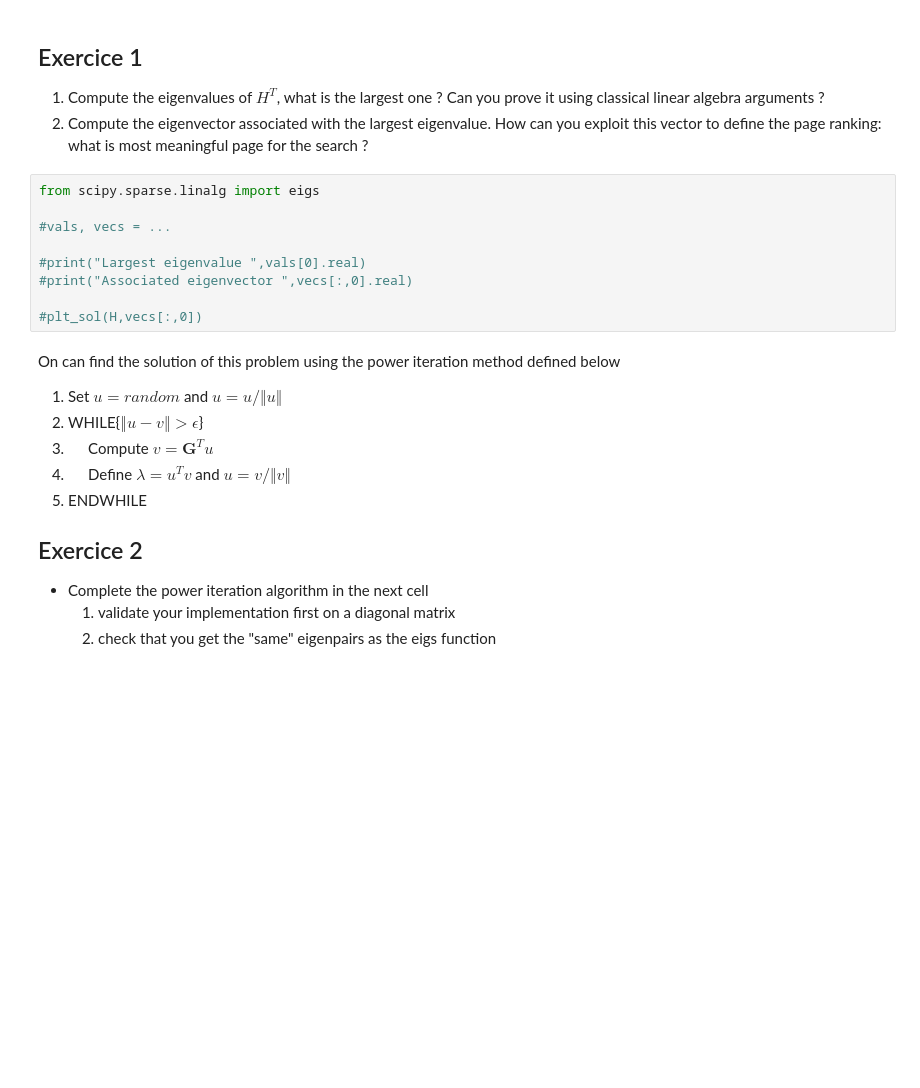
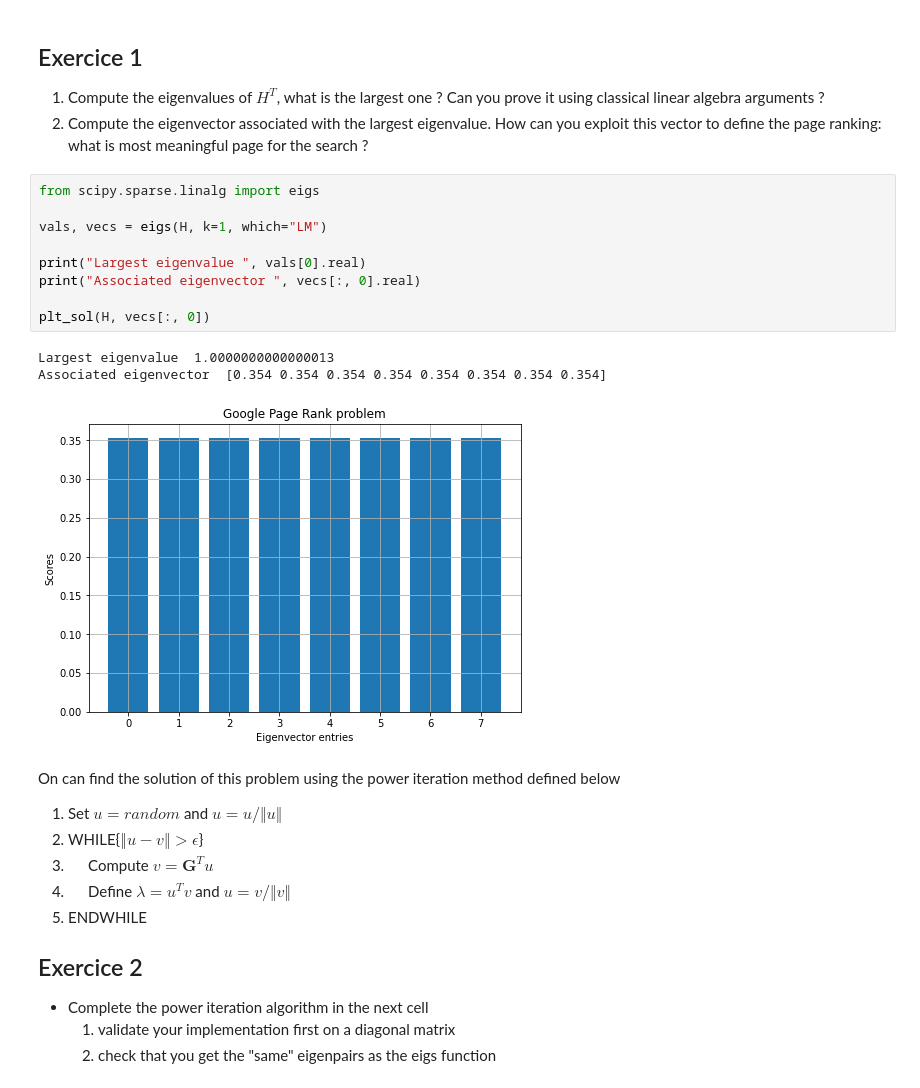
Before and after one commit to FeedAFish/4MIC-HPC, a Jupyter notebook: Ranking/ranking.ipynb, the cells around one changed output. Cells and saved outputs as stored; diff of their text form; blank space fills up the shorter version.

```diff
--- a/Ranking/ranking.ipynb
+++ b/Ranking/ranking.ipynb
@@ -137,12 +142,16 @@ def plt_sol(A,v):
 # %%
 from scipy.sparse.linalg import eigs
 
-#vals, vecs = ...
+vals, vecs = eigs(H, k=1, which="LM")
 
-#print("Largest eigenvalue ",vals[0].real)
-#print("Associated eigenvector ",vecs[:,0].real)
+print("Largest eigenvalue ", vals[0].real)
+print("Associated eigenvector ", vecs[:, 0].real)
 
-#plt_sol(H,vecs[:,0])
+plt_sol(H, vecs[:, 0])
+# %% [output]
+Largest eigenvalue  1.0000000000000013
+Associated eigenvector  [0.354 0.354 0.354 0.354 0.354 0.354 0.354 0.354]
+[figure, added]
 # %% [markdown]
 On can find the solution of this problem using the power iteration
 method defined below
```
Also changed, not shown: parts of 4 cells of this notebook.
